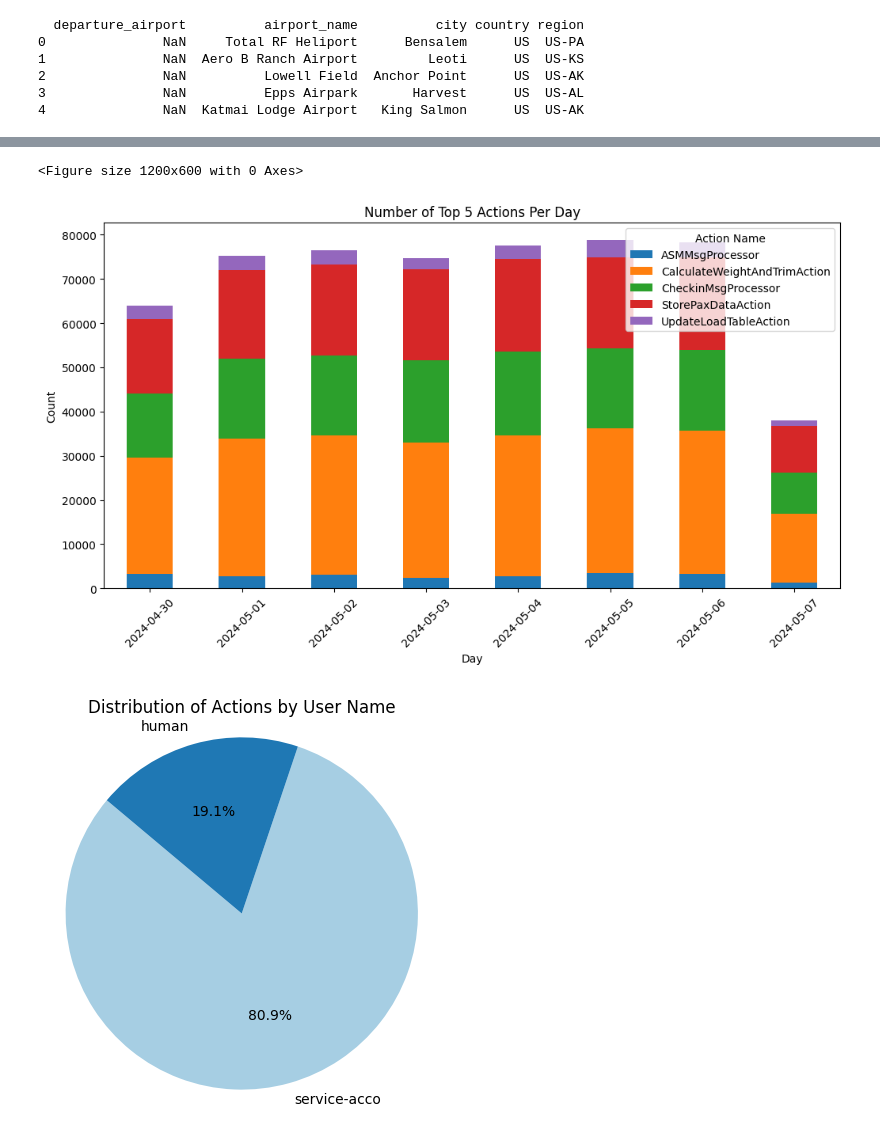
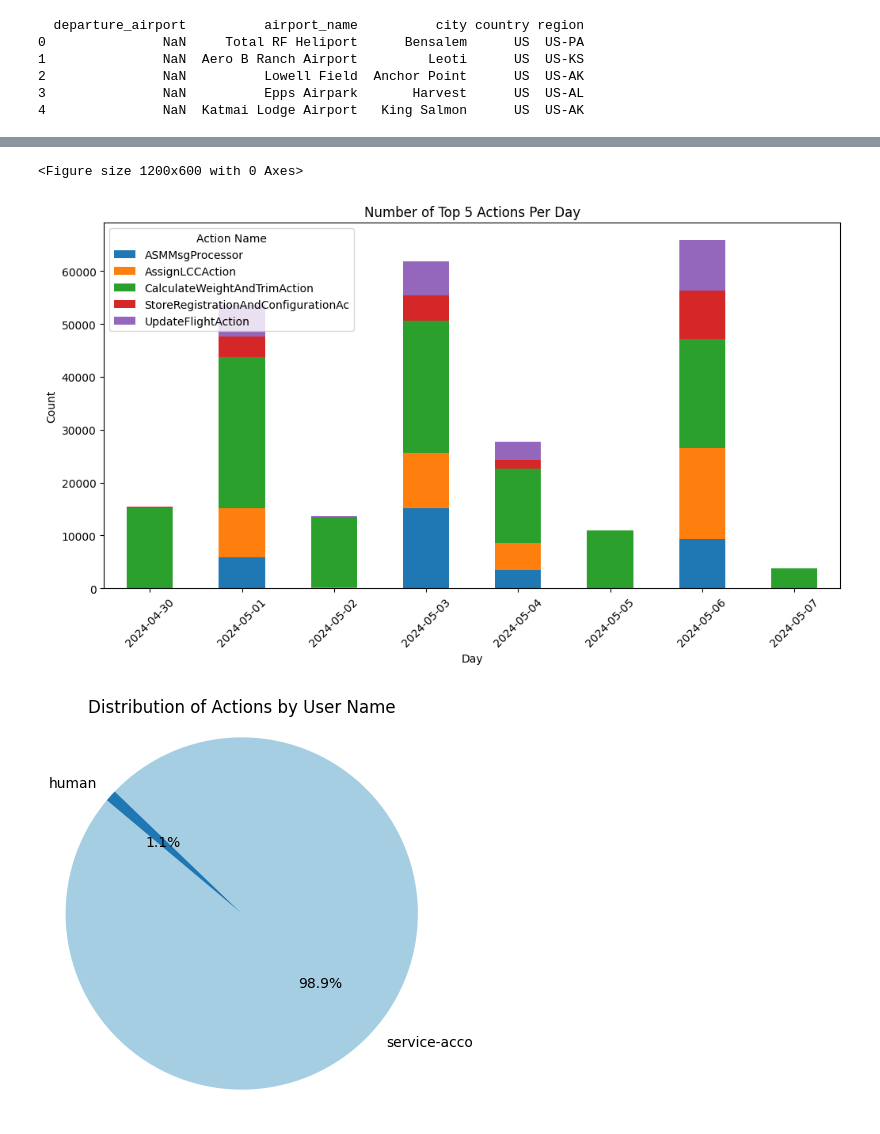
Before and after one commit to henrik-ra/Projektrealisierung, a Jupyter notebook: data_exp.ipynb, the cells around one changed output, grey strips where cells are left out. Drawn from its saved outputs; the diff is of its cells as text; code cells hidden in the pictures.

Commit message:
data cleaned

```diff
--- a/data_exp.ipynb
+++ b/data_exp.ipynb
@@ -310,0 +374,4 @@ data_enriched_full.to_feather("data/Asien/asia_cleaned.feather")
+# %%
+data_enriched_full = data_enriched_full.reset_index()
+# %%
+data_enriched_full = data_enriched_full.merge(countries, on='country', how='left')
@@ -310,0 +394,10 @@ data_enriched_full.to_feather("data/Asien/asia_cleaned.feather")
+# %%
+# Convert creation_time to datetime, handling errors by setting them as NaT
+data_enriched_full['creation_time'] = pd.to_datetime(data_enriched_full['creation_time'], errors='coerce')
+
+data_enriched_full.sort_values(by=['creation_time', "flight_number"], inplace=True)
+
+# Set 'creation_time' as the index
+data_enriched_full.set_index('creation_time', inplace=True)
+# %%
+data_enriched_full = data_enriched_full.drop(columns=["country"])
@@ -500,9 +539,9 @@ plt.show()
 # %%
 # Identify the top 5 most occurring actions
-top_actions = data_cleaned['action_name'].value_counts().nlargest(5).index
+top_actions = data_enriched_full['action_name'].value_counts().nlargest(5).index
 
 # Filter data_cleaned to include only the top 5 actions
-filtered_data = data_cleaned[data_cleaned['action_name'].isin(top_actions)]
+filtered_data = data_enriched_full[data_enriched_full['action_name'].isin(top_actions)]
 
 # Resample data to day and sum the action counts
 action_counts = filtered_data.groupby([filtered_data.index.date, 'action_name']).size().unstack(fill_value=0)
@@ -518,18 +557,18 @@ plt.xticks(rotation=45)
 plt.show()
 # %% [output]
 <Figure size 1200x600 with 0 Axes>
-[figure, old version]
+[figure, new version]
 # %%
 # Count the occurrences of each user_name
-user_counts = data_cleaned['user_name'].value_counts()
+user_counts = data_enriched_full['user_name'].value_counts()
 
 # Plot pie chart
 plt.figure(figsize=(5, 5))
 plt.pie(user_counts, labels=user_counts.index, autopct='%1.1f%%', startangle=140, colors=plt.cm.Paired.colors)
 plt.title('Distribution of Actions by User Name')
 plt.axis('equal')  # Equal aspect ratio ensures that pie is drawn as a circle.
 plt.show()
 # %% [output]
-[figure, old version]
+[figure, new version]
 # %%
 # Identify the top 5 most occurring actions
```
Also changed, not shown: parts of 73 cells of this notebook.
